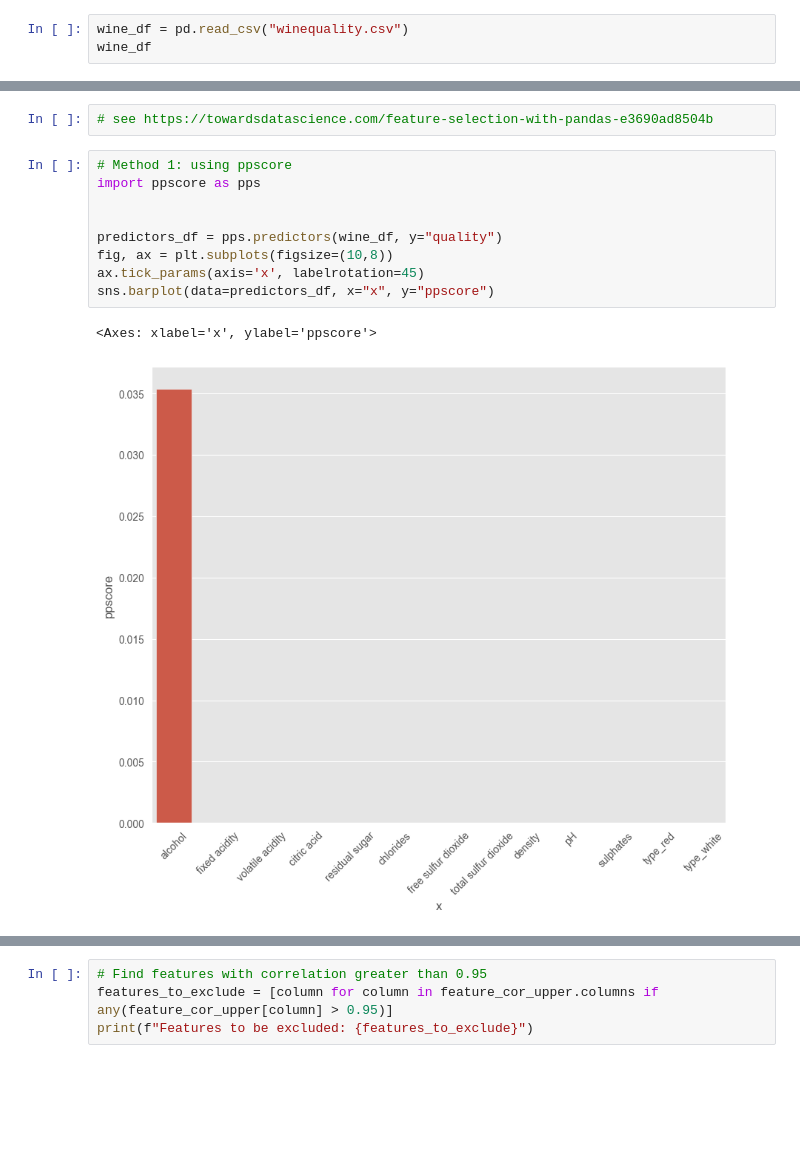
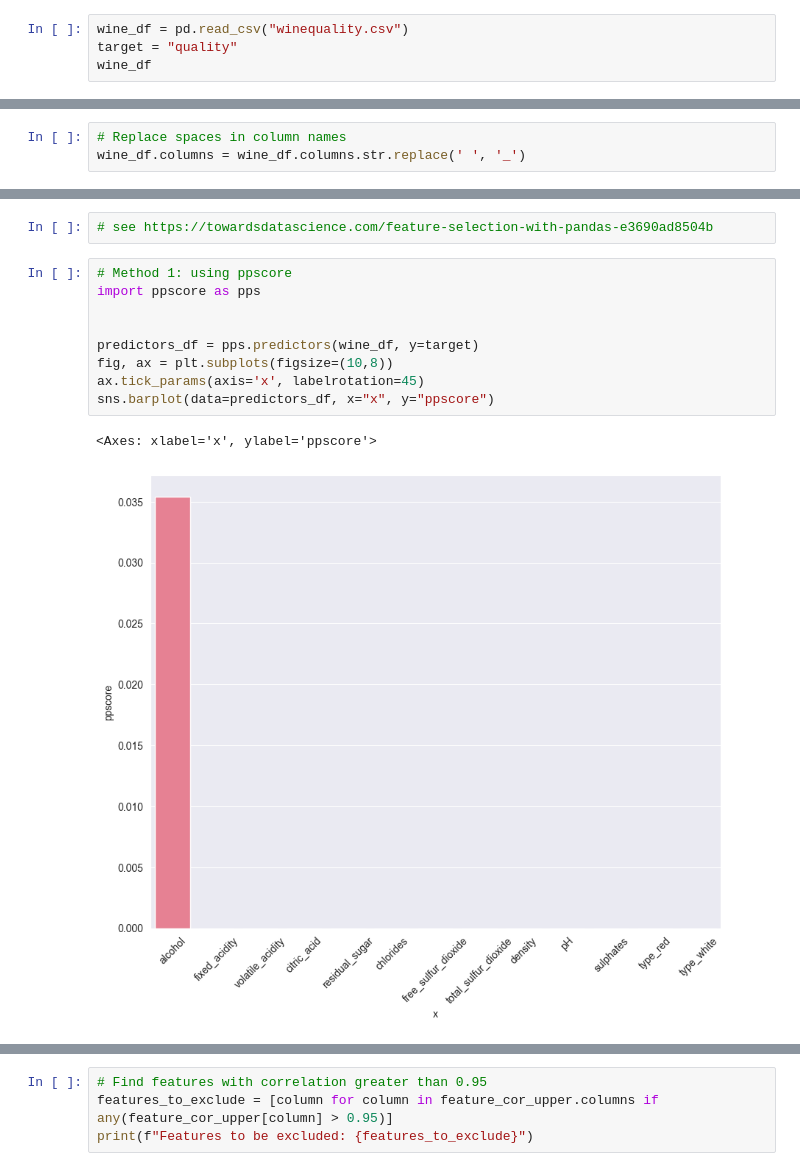
Before and after one commit to MarieGotthardt/id2223-lab1, a Jupyter notebook: wine-eda-and-backfill-feature-group.ipynb, the cells around one changed output, grey strips where cells are left out. Saved outputs shown, nothing was run; the diff lists cells and outputs as text; blank space fills up the shorter version.

```diff
--- a/wine-eda-and-backfill-feature-group.ipynb
+++ b/wine-eda-and-backfill-feature-group.ipynb
@@ -19,6 +20,7 @@ Connected. Call `.close()` to terminate connection gracefully.
 # Read in Data
 # %%
 wine_df = pd.read_csv("winequality.csv")
+target = "quality"
 wine_df
 # %% [output]
 |  | type | fixed acidity | volatile acidity | citric acid | residual sugar | chlorides | free sulfur dioxide | ... |
@@ -69,6 +71,9 @@ wine_df.describe()
 | 50% | 7.000000 | 0.290000 | 0.310000 | 3.000000 | 0.047000 | 29.000000 | ... |
 | 75% | 7.700000 | 0.400000 | 0.390000 | 8.100000 | 0.065000 | 41.000000 | ... |
 | max | 15.900000 | 1.580000 | 1.660000 | 65.800000 | 0.611000 | 289.000000 | ... |
+# %%
+# Replace spaces in column names
+wine_df.columns = wine_df.columns.str.replace(' ', '_')
 # %% [markdown]
 ### Investigate Number of Missing Values per Column
 # %%
@@ -181,15 +192,15 @@ display(wine_df)
 # %%
 # Method 1: using ppscore
 import ppscore as pps
 
 
-predictors_df = pps.predictors(wine_df, y="quality")
+predictors_df = pps.predictors(wine_df, y=target)
 fig, ax = plt.subplots(figsize=(10,8))
 ax.tick_params(axis='x', labelrotation=45)
 sns.barplot(data=predictors_df, x="x", y="ppscore")
 # %% [output]
 <Axes: xlabel='x', ylabel='ppscore'>
-[figure, old version]
+[figure, new version]
 # %%
 # Method 2: Exploring Correlation
 plt.figure(figsize=(15,10))
```
Also changed, not shown: parts of 15 cells of this notebook.
